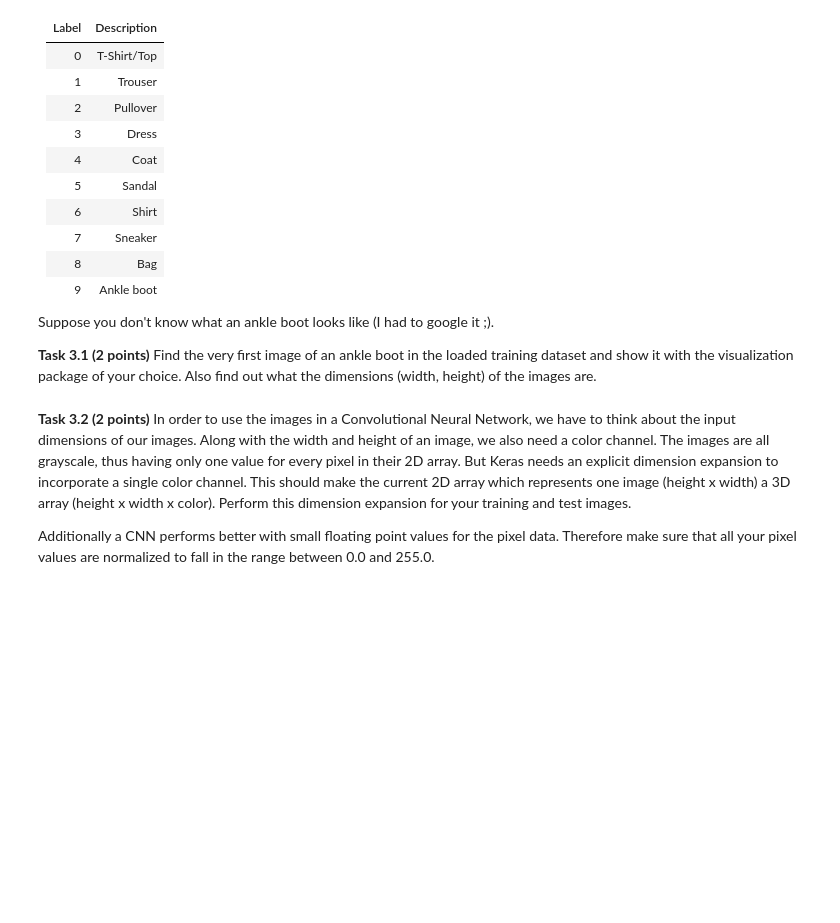
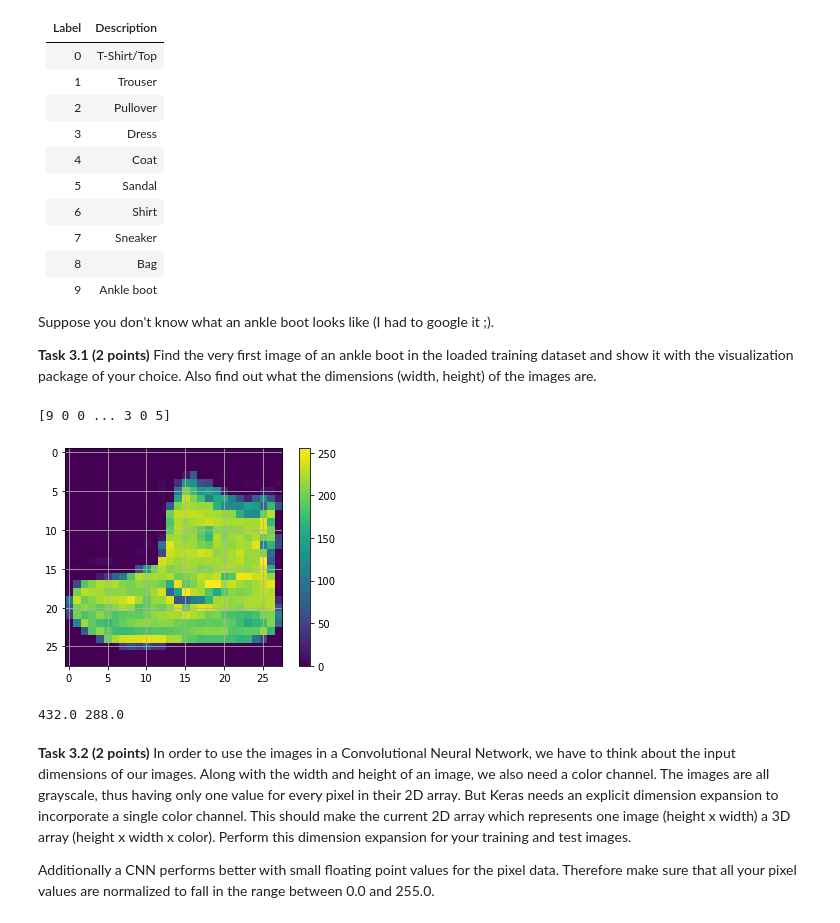
Before and after one commit to FAHADSUST/ML-Assignment, a Jupyter notebook: assignment_graded_1/assignment_graded_1.ipynb, the cells around one changed output. Saved outputs shown, nothing was run; the diff lists cells and outputs as text; code cells hidden in the pictures; blank space fills up the shorter version.

```diff
--- a/assignment_graded_1/assignment_graded_1.ipynb
+++ b/assignment_graded_1/assignment_graded_1.ipynb
@@ -737,6 +737,33 @@ The label-to-category matching is the following:
 Suppose you don't know what an ankle boot looks like (I had to google it ;).
 
 __Task 3.1 (2 points)__ Find the very first image of an ankle boot in the loaded training dataset and show it with the visualization package of your choice. Also find out what the dimensions (width, height) of the images are.
+# %%
+print(train_labels)
+inc = 0
+width = -1
+height = -1
+for trainL in train_labels:
+    #print(inc, trainL)
+    if(trainL == 9):
+
+        fig = plt.figure()
+        plt.imshow(train_images[inc])
+        plt.colorbar()
+        plt.grid(True)
+        plt.show()
+
+        bbox = fig.get_window_extent().transformed(fig.dpi_scale_trans.inverted())
+        width, height = bbox.width*fig.dpi, bbox.height*fig.dpi
+
+        print(width, height)
+        break
+
+
+    inc = inc+1
+# %% [output]
+[9 0 0 ... 3 0 5]
+[figure, added]
+432.0 288.0
 # %% [markdown]
 __Task 3.2 (2 points)__ In order to use the images in a Convolutional Neural Network, we have to think about the input dimensions of our images. Along with the width and height of an image, we also need a color channel. The images are all grayscale, thus having only one value for every pixel in their 2D array. But Keras needs an explicit dimension expansion to incorporate a single color channel. This should make the current 2D array which represents one image (height x width) a 3D array (height x width x color). Perform this dimension expansion for your training and test images.
 
```
Also changed, not shown: parts of 3 cells of this notebook.
